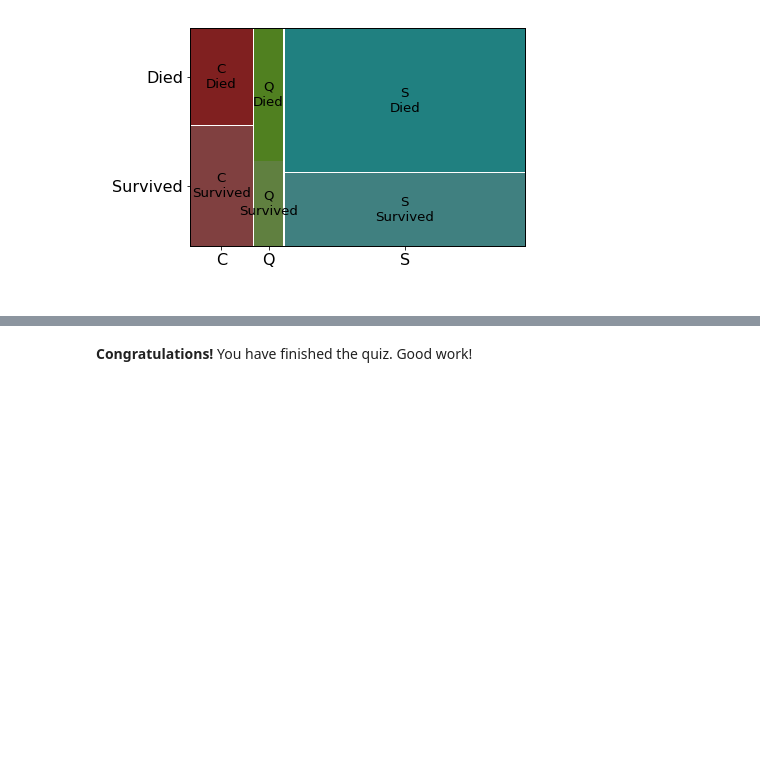
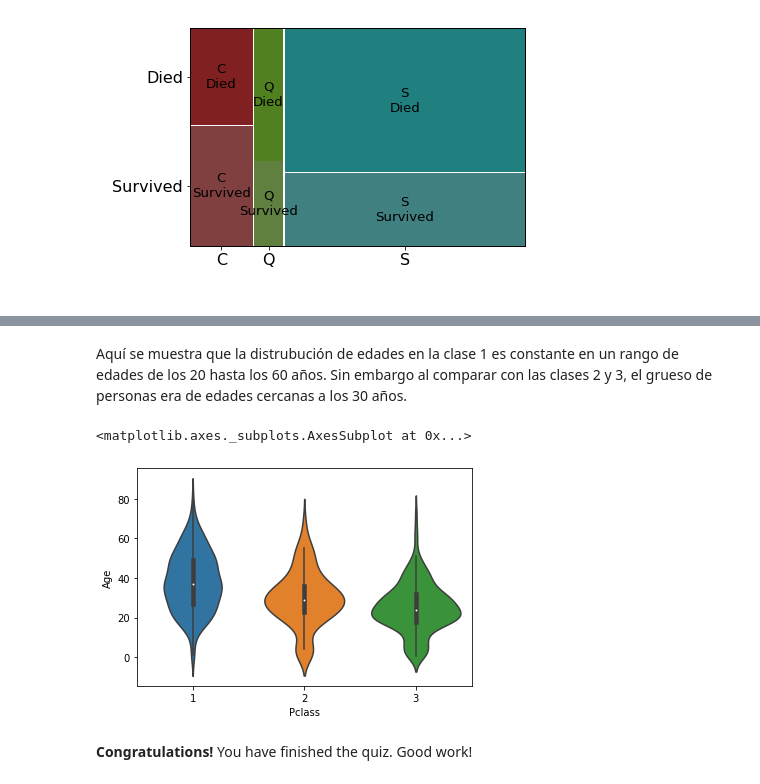
Before and after one commit to SebastianRLeon/MetNumUN2022II, a Jupyter notebook: Quiz3/jrodriguezleo_Quiz3.ipynb, the cells around one changed output, grey strips where cells are left out. Cells and saved outputs as stored; diff of their text form; code cells hidden in the pictures; blank space fills up the shorter version.

```diff
--- a/Quiz3/jrodriguezleo_Quiz3.ipynb
+++ b/Quiz3/jrodriguezleo_Quiz3.ipynb
@@ -809,3 +826,10 @@ plt.show()
+# %% [markdown]
+Aquí se muestra que la distrubución de edades en la clase 1 es constante en un rango de edades de los 20 hasta los 60 años. Sin embargo al comparar con las clases 2 y 3, el grueso de personas era de edades cercanas a los 30 años.
+# %%
+sns.violinplot(data=titanic, y="Age",x="Pclass")
+# %% [output]
+<matplotlib.axes._subplots.AxesSubplot at 0x...>
+[figure, added]
 # %% [markdown]
 **Congratulations!** You have finished the quiz. Good work!
 # %% [markdown]
```
Also changed, not shown: parts of 6 cells of this notebook.
